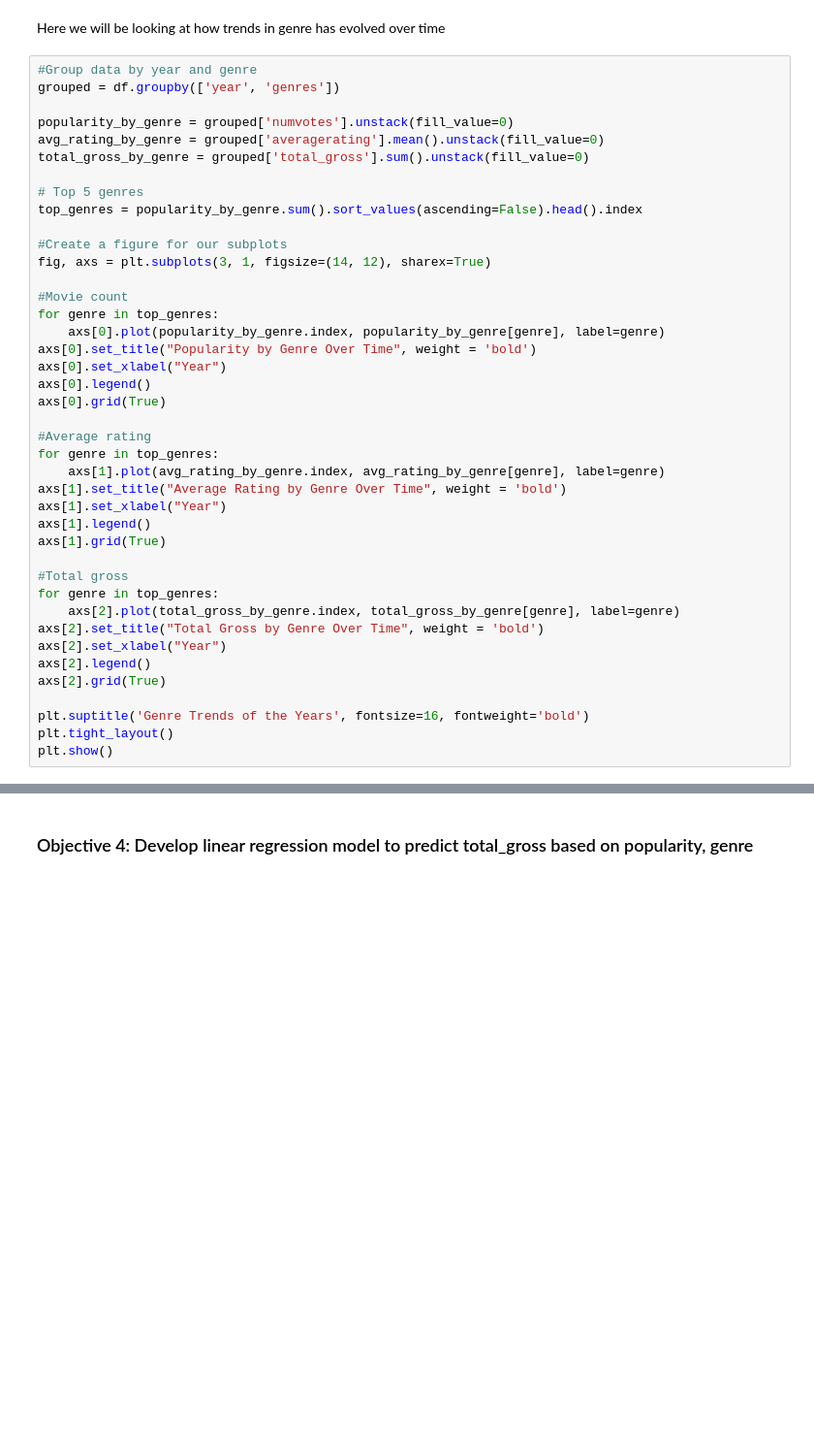
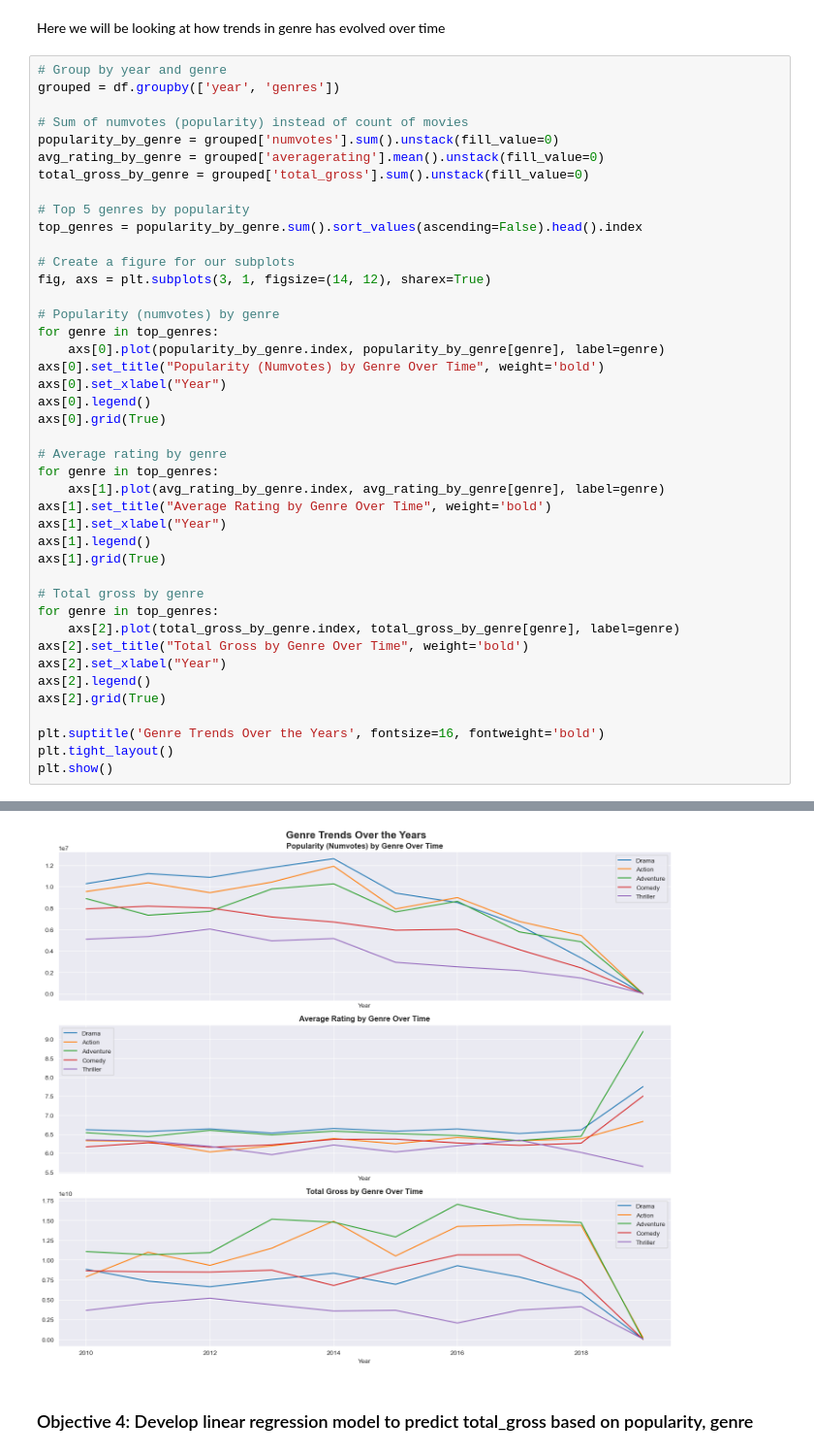
Before and after one commit to DianaMayalo/Phase-2-Project, a Jupyter notebook: EDA.ipynb, the cells around one changed output, grey strips where cells are left out. Shown at 97% size. Cells and saved outputs as stored; diff of their text form; blank space fills up the shorter version.

```diff
--- a/EDA.ipynb
+++ b/EDA.ipynb
@@ -320,44 +320,45 @@ This indicates that the popularity of ovies has gone down over time
 # %% [markdown]
 Here we will be looking at how trends in genre has evolved over time
 # %%
-#Group data by year and genre
+# Group by year and genre
 grouped = df.groupby(['year', 'genres'])
 
-popularity_by_genre = grouped['numvotes'].unstack(fill_value=0)
+# Sum of numvotes (popularity) instead of count of movies
+popularity_by_genre = grouped['numvotes'].sum().unstack(fill_value=0)
 avg_rating_by_genre = grouped['averagerating'].mean().unstack(fill_value=0)
 total_gross_by_genre = grouped['total_gross'].sum().unstack(fill_value=0)
 
-# Top 5 genres
+# Top 5 genres by popularity
 top_genres = popularity_by_genre.sum().sort_values(ascending=False).head().index
 
-#Create a figure for our subplots
+# Create a figure for our subplots
 fig, axs = plt.subplots(3, 1, figsize=(14, 12), sharex=True)
 
-#Movie count
+# Popularity (numvotes) by genre
 for genre in top_genres:
     axs[0].plot(popularity_by_genre.index, popularity_by_genre[genre], label=genre)
-axs[0].set_title("Popularity by Genre Over Time", weight = 'bold')
+axs[0].set_title("Popularity (Numvotes) by Genre Over Time", weight='bold')
 axs[0].set_xlabel("Year")
 axs[0].legend()
 axs[0].grid(True)
 
-#Average rating
+# Average rating by genre
 for genre in top_genres:
     axs[1].plot(avg_rating_by_genre.index, avg_rating_by_genre[genre], label=genre)
-axs[1].set_title("Average Rating by Genre Over Time", weight = 'bold')
+axs[1].set_title("Average Rating by Genre Over Time", weight='bold')
 axs[1].set_xlabel("Year")
 axs[1].legend()
 axs[1].grid(True)
 
-#Total gross
+# Total gross by genre
 for genre in top_genres:
     axs[2].plot(total_gross_by_genre.index, total_gross_by_genre[genre], label=genre)
-axs[2].set_title("Total Gross by Genre Over Time", weight = 'bold')
+axs[2].set_title("Total Gross by Genre Over Time", weight='bold')
 axs[2].set_xlabel("Year")
 axs[2].legend()
 axs[2].grid(True)
 
-plt.suptitle('Genre Trends of the Years', fontsize=16, fontweight='bold')
+plt.suptitle('Genre Trends Over the Years', fontsize=16, fontweight='bold')
 plt.tight_layout()
 plt.show()
 # %% [output]
@@ -365,3 +365,4 @@ AttributeError: 'SeriesGroupBy' object has no attribute 'unstack'
+[figure, added]
 # %% [markdown]
 ### Objective 4: Develop linear regression model to predict total_gross based on popularity, genre
 # %% [markdown]
```
Also changed, not shown: parts of 8 cells of this notebook.
